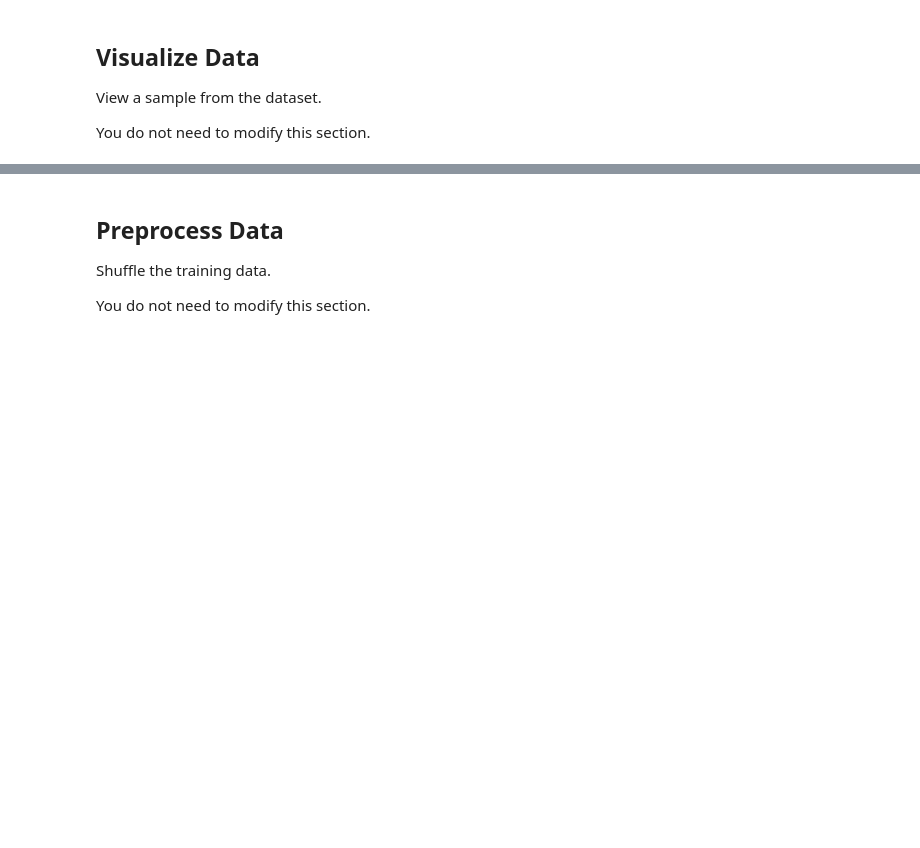
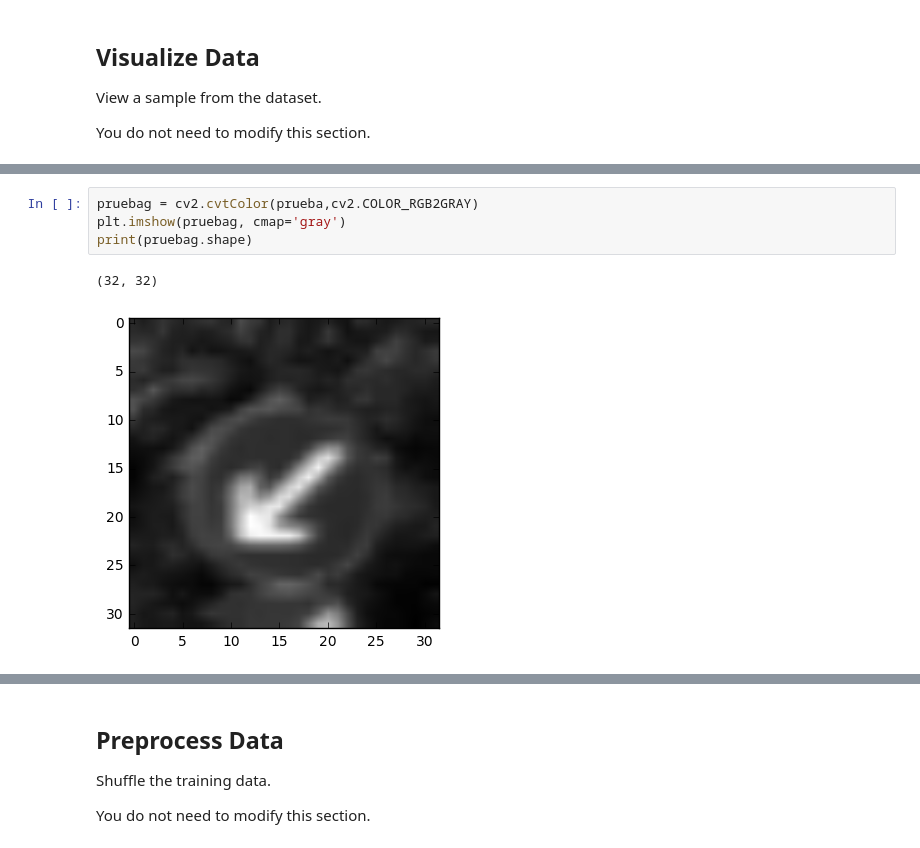
Before and after one commit to ddrm86/udacity-selfdriving-p2, a Jupyter notebook: LeNet-Lab-Solution.ipynb, the cells around one changed output, grey strips where cells are left out. Cells and saved outputs as stored; diff of their text form; blank space fills up the shorter version.

```diff
--- a/LeNet-Lab-Solution.ipynb
+++ b/LeNet-Lab-Solution.ipynb
@@ -104,0 +112,7 @@ print(y_train[index])
+# %%
+pruebag = cv2.cvtColor(prueba,cv2.COLOR_RGB2GRAY)
+plt.imshow(pruebag, cmap='gray')
+print(pruebag.shape)
+# %% [output]
+(32, 32)
+[figure, added]
```
Also changed, not shown: parts of 7 cells of this notebook.
